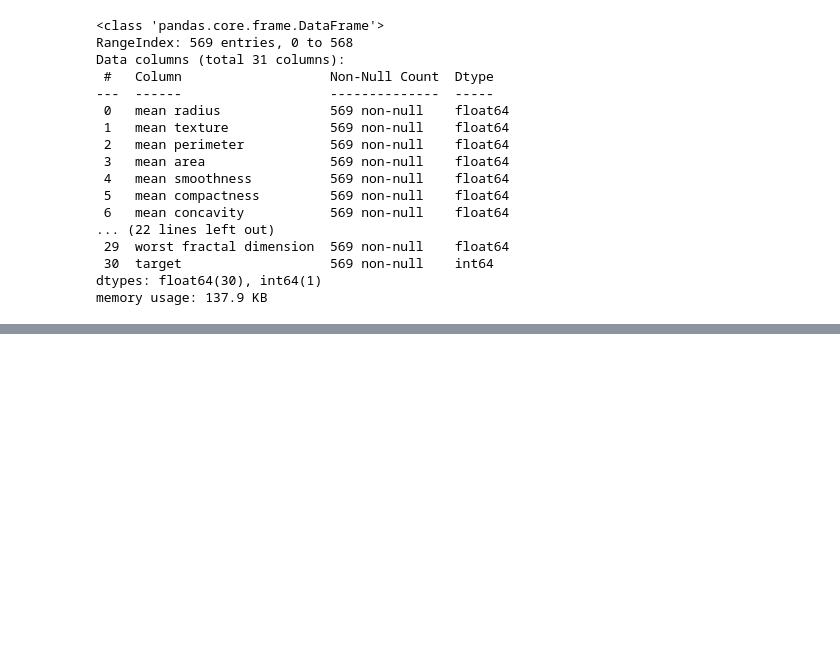
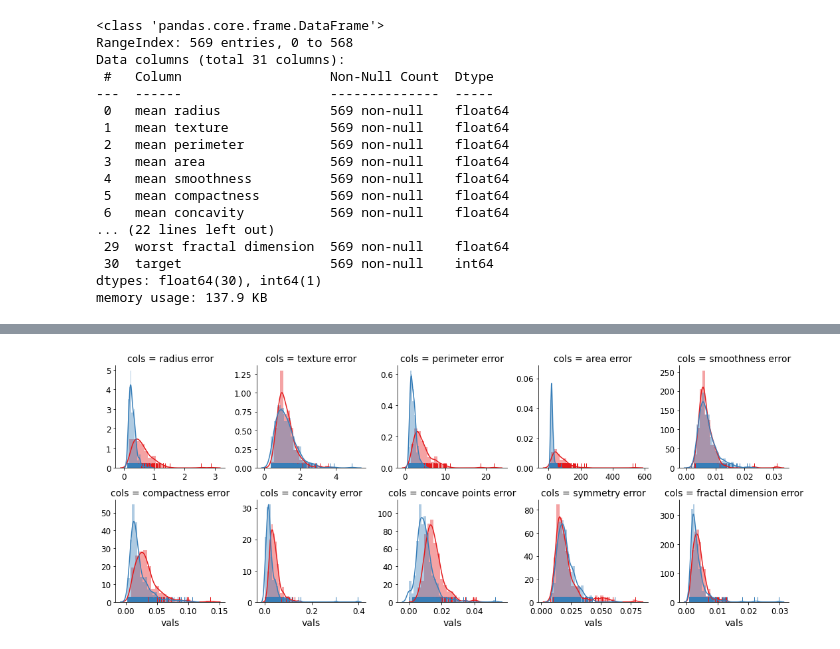
Before and after one commit to RoastedKernel/uni_Machine_Learning, a Jupyter notebook: Uni_Sub/ML_Tools/assign2/assign_2.ipynb, the cells around one changed output, grey strips where cells are left out. Drawn from its saved outputs; the diff is of its cells as text; code cells hidden in the pictures; blank space fills up the shorter version.

```diff
--- a/Uni_Sub/ML_Tools/assign2/assign_2.ipynb
+++ b/Uni_Sub/ML_Tools/assign2/assign_2.ipynb
@@ -58,0 +185,6 @@ memory usage: 137.9 KB
+# %%
+g_error = sns.FacetGrid(df_error_plot, col='cols', hue="target", palette="Set1",
+                       sharex=False, sharey=False, col_wrap=5)
+g_error = (g_error.map(sns.distplot, "vals", hist=True, rug=True))
+# %% [output]
+[figure, added]
```
Also changed, not shown: parts of 71 cells of this notebook, 22 other files.
